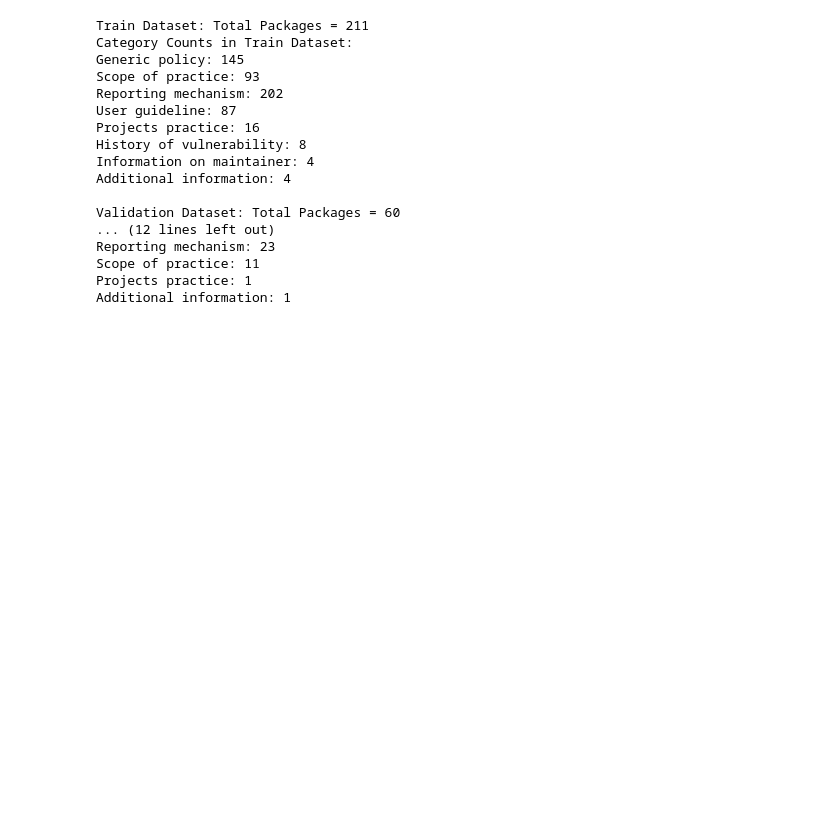
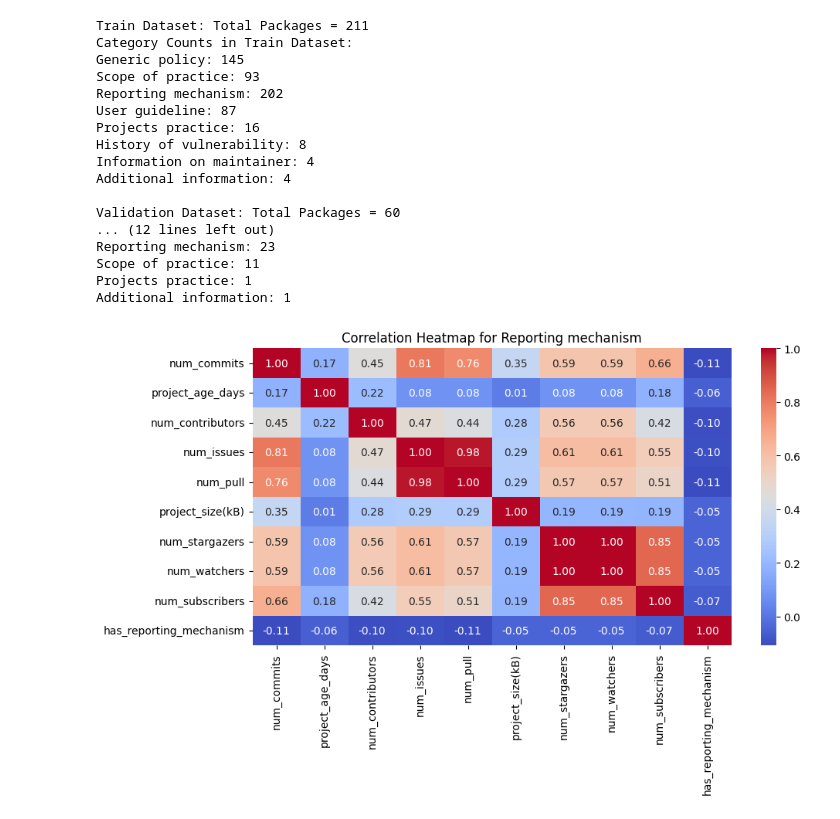
Before and after one commit to sswpka/Senior-Project-Security-Policy, a Jupyter notebook: 2preprocess_json.ipynb, the cells around one changed output. Saved outputs shown, nothing was run; the diff lists cells and outputs as text; code cells hidden in the pictures; blank space fills up the shorter version.

```diff
--- a/2preprocess_json.ipynb
+++ b/2preprocess_json.ipynb
@@ -10,11 +11,21 @@ def save_json_without_escape(filepath, dataframe):
         json.dump(dataframe.to_dict(orient='records'), f, ensure_ascii=False, indent=4)
 
 # Load your dataset
-with open('dataset/haveMD_302.json', 'r', encoding='utf-8') as f:
+with open('set/haveMD_302.json', 'r', encoding='utf-8') as f:
     data = json.load(f)
 # %%
 
 df = pd.DataFrame(data)
+
+selected_features = ['num_commits', 'project_age_days', 'num_contributors',
+                     'num_issues', 'num_pull', 'project_size(kB)',
+                     'num_stargazers', 'num_watchers', 'num_subscribers']
+
+# Initialize the MinMaxScaler
+scaler = MinMaxScaler()
+# Normalize selected features
+df[selected_features] = scaler.fit_transform(df[selected_features])
+
 
 # Categories of interest
 categories_of_interest = {"Generic policy", "Reporting mechanism", "Scope of practice", "User guideline"}
@@ -53,7 +64,7 @@ for category in categories_of_interest:
 # Save processed data
 for category, datasets in splits.items():
     for split_name, dataset in datasets.items():
-        save_json_without_escape(f"set/{category.replace(' ', '_')}_{split_name}.json", dataset)
+        save_json_without_escape(f"dataset/{category.replace(' ', '_')}_{split_name}.json", dataset)
 
 print("Data preprocessing complete. JSON files saved.")
 # %% [output]
@@ -85,9 +96,9 @@ categories_of_interest = {"Generic policy", "Reporting mechanism", "Scope of pra
 
 # Binary encoding for each category
 for category in categories_of_interest:
-    train_df = read_json(f'set/{category.replace(' ', '_')}_train.json')
-    validation_df = read_json(f'set/{category.replace(' ', '_')}_val.json')
-    test_df = read_json(f'set/{category.replace(' ', '_')}_test.json')
+    train_df = read_json(f'dataset/{category.replace(' ', '_')}_train.json')
+    validation_df = read_json(f'dataset/{category.replace(' ', '_')}_val.json')
+    test_df = read_json(f'dataset/{category.replace(' ', '_')}_test.json')
 
 datasets = {"Train": train_df, "Validation": validation_df, "Test": test_df}
 
@@ -123,3 +134,65 @@ Reporting mechanism: 23
 Scope of practice: 11
 Projects practice: 1
 Additional information: 1
+# %%
+import matplotlib.pyplot as plt
+import seaborn as sns
+from sklearn.feature_selection import mutual_info_classif
+from sklearn.ensemble import RandomForestClassifier
+
+# Normalize selected features
+selected_features = ['num_commits', 'project_age_days', 'num_contributors',
+                     'num_issues', 'num_pull', 'project_size(kB)',
+                     'num_stargazers', 'num_watchers', 'num_subscribers']
+
+scaler = MinMaxScaler()
+df[selected_features] = scaler.fit_transform(df[selected_features])
+
+# Categories of interest
+categories_of_interest = {"Generic policy", "Reporting mechanism", "Scope of practice", "User guideline"}
+
+correlation_results = {}
+
+for category in categories_of_interest:
+    target_col = f'has_{category.replace(" ", "_").lower()}'
+
+    # Convert category label to binary
+    df[target_col] = df['SecurityPolicy_content_category'].apply(
+        lambda x: category in x if isinstance(x, list) else False
+    )
+
+    # 1. **Pearson Correlation**
+    corr_values = df[selected_features + [target_col]].corr()[target_col].drop(target_col).sort_values(ascending=False)
+
+    # 2. **Mutual Information**
+    mi_values = mutual_info_classif(df[selected_features], df[target_col], discrete_features=False)
+    mi_scores = pd.Series(mi_values, index=selected_features).sort_values(ascending=False)
+
+    # 3. **Feature Importance (Random Forest)**
+    rf = RandomForestClassifier(n_estimators=100, random_state=42)
+    rf.fit(df[selected_features], df[target_col])
+    feature_importance = pd.Series(rf.feature_importances_, index=selected_features).sort_values(ascending=False)
+
+    # Store results
+    correlation_results[category] = {
+        "Pearson Correlation": corr_values,
+        "Mutual Information": mi_scores,
+        "Feature Importance": feature_importance
+    }
+
+    # Display results as a heatmap
+    plt.figure(figsize=(10, 5))
+    sns.heatmap(df[selected_features + [target_col]].corr(), annot=True, cmap='coolwarm', fmt=".2f")
+    plt.title(f"Correlation Heatmap for {category}")
+    plt.show()
+
+    # Print top correlated features
+    print(f"Top Features for {category}:\n")
+    print("Pearson Correlation:\n", corr_values.head(5), "\n")
+    print("Mutual Information:\n", mi_scores.head(5), "\n")
+    print("Feature Importance:\n", feature_importance.head(5), "\n")
+    print("-" * 50)
+
+print("Feature selection analysis complete.")
+# %% [output]
+[figure, added]
```
Also changed, not shown: parts of 3 cells of this notebook, 1 other file.
